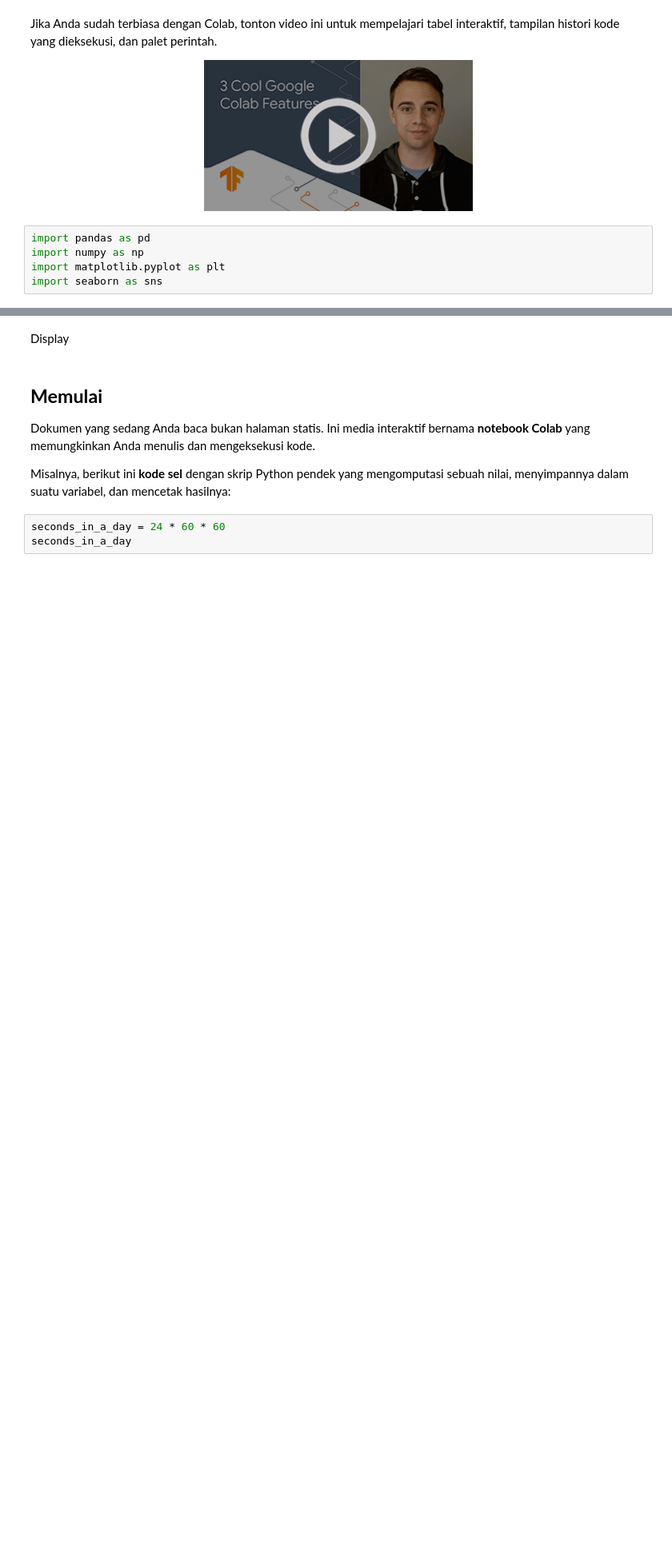
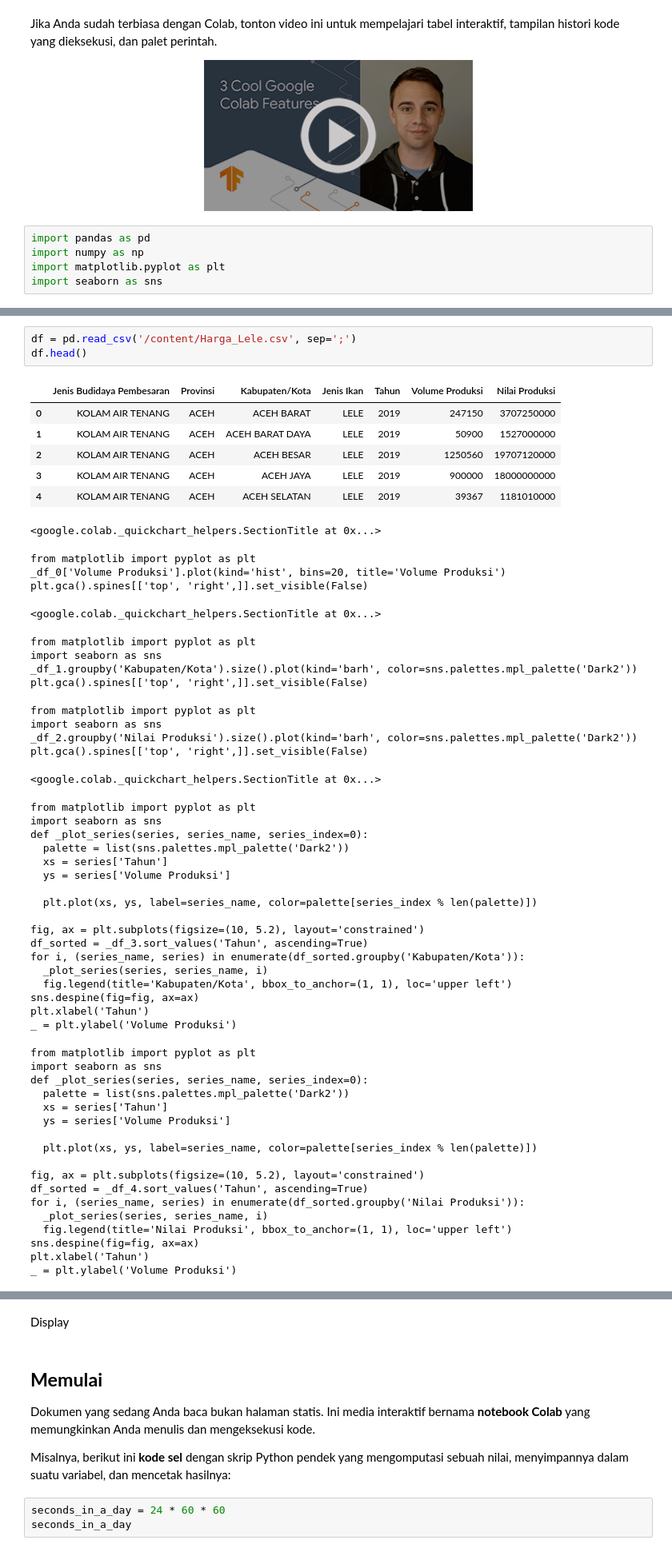
Before and after one commit to AryaPratamaPutra-10/AryaPratamaPutra-10, a Jupyter notebook: Analisis Data.ipynb, the cells around one changed output, grey strips where cells are left out. Shown: that part at 80% size. Saved outputs shown, nothing was run; the diff lists cells and outputs as text; blank space fills up the shorter version.

```diff
--- a/Analisis Data.ipynb
+++ b/Analisis Data.ipynb
@@ -56 +51,59 @@ Index(['Sektor NTPI (2018=100)', 'Unnamed: 1', 'Unnamed: 2', 'Unnamed: 3',
       dtype='object')
+# %%
+df = pd.read_csv('/content/Harga_Lele.csv', sep=';')
+df.head()
+# %% [output]
+|  | Jenis Budidaya Pembesaran | Provinsi | Kabupaten/Kota | Jenis Ikan | Tahun | Volume Produksi | Nilai Produksi |
+| 0 | KOLAM AIR TENANG | ACEH | ACEH BARAT | LELE | 2019 | 247150 | 3707250000 |
+| 1 | KOLAM AIR TENANG | ACEH | ACEH BARAT DAYA | LELE | 2019 | 50900 | 1527000000 |
+| 2 | KOLAM AIR TENANG | ACEH | ACEH BESAR | LELE | 2019 | 1250560 | 19707120000 |
+| 3 | KOLAM AIR TENANG | ACEH | ACEH JAYA | LELE | 2019 | 900000 | 18000000000 |
+| 4 | KOLAM AIR TENANG | ACEH | ACEH SELATAN | LELE | 2019 | 39367 | 1181010000 |
+<google.colab._quickchart_helpers.SectionTitle at 0x...>
+from matplotlib import pyplot as plt
+_df_0['Volume Produksi'].plot(kind='hist', bins=20, title='Volume Produksi')
+plt.gca().spines[['top', 'right',]].set_visible(False)
+<google.colab._quickchart_helpers.SectionTitle at 0x...>
+from matplotlib import pyplot as plt
+import seaborn as sns
+_df_1.groupby('Kabupaten/Kota').size().plot(kind='barh', color=sns.palettes.mpl_palette('Dark2'))
+plt.gca().spines[['top', 'right',]].set_visible(False)
+from matplotlib import pyplot as plt
+import seaborn as sns
+_df_2.groupby('Nilai Produksi').size().plot(kind='barh', color=sns.palettes.mpl_palette('Dark2'))
+plt.gca().spines[['top', 'right',]].set_visible(False)
+<google.colab._quickchart_helpers.SectionTitle at 0x...>
+from matplotlib import pyplot as plt
+import seaborn as sns
+def _plot_series(series, series_name, series_index=0):
+  palette = list(sns.palettes.mpl_palette('Dark2'))
+  xs = series['Tahun']
+  ys = series['Volume Produksi']
+
+  plt.plot(xs, ys, label=series_name, color=palette[series_index % len(palette)])
+
+fig, ax = plt.subplots(figsize=(10, 5.2), layout='constrained')
+df_sorted = _df_3.sort_values('Tahun', ascending=True)
+for i, (series_name, series) in enumerate(df_sorted.groupby('Kabupaten/Kota')):
+  _plot_series(series, series_name, i)
+  fig.legend(title='Kabupaten/Kota', bbox_to_anchor=(1, 1), loc='upper left')
+sns.despine(fig=fig, ax=ax)
+plt.xlabel('Tahun')
+_ = plt.ylabel('Volume Produksi')
+from matplotlib import pyplot as plt
+import seaborn as sns
+def _plot_series(series, series_name, series_index=0):
+  palette = list(sns.palettes.mpl_palette('Dark2'))
+  xs = series['Tahun']
+  ys = series['Volume Produksi']
+
+  plt.plot(xs, ys, label=series_name, color=palette[series_index % len(palette)])
+
+fig, ax = plt.subplots(figsize=(10, 5.2), layout='constrained')
+df_sorted = _df_4.sort_values('Tahun', ascending=True)
+for i, (series_name, series) in enumerate(df_sorted.groupby('Nilai Produksi')):
+  _plot_series(series, series_name, i)
+  fig.legend(title='Nilai Produksi', bbox_to_anchor=(1, 1), loc='upper left')
+sns.despine(fig=fig, ax=ax)
+plt.xlabel('Tahun')
+_ = plt.ylabel('Volume Produksi')
```
Also changed, not shown: parts of 6 cells of this notebook.
